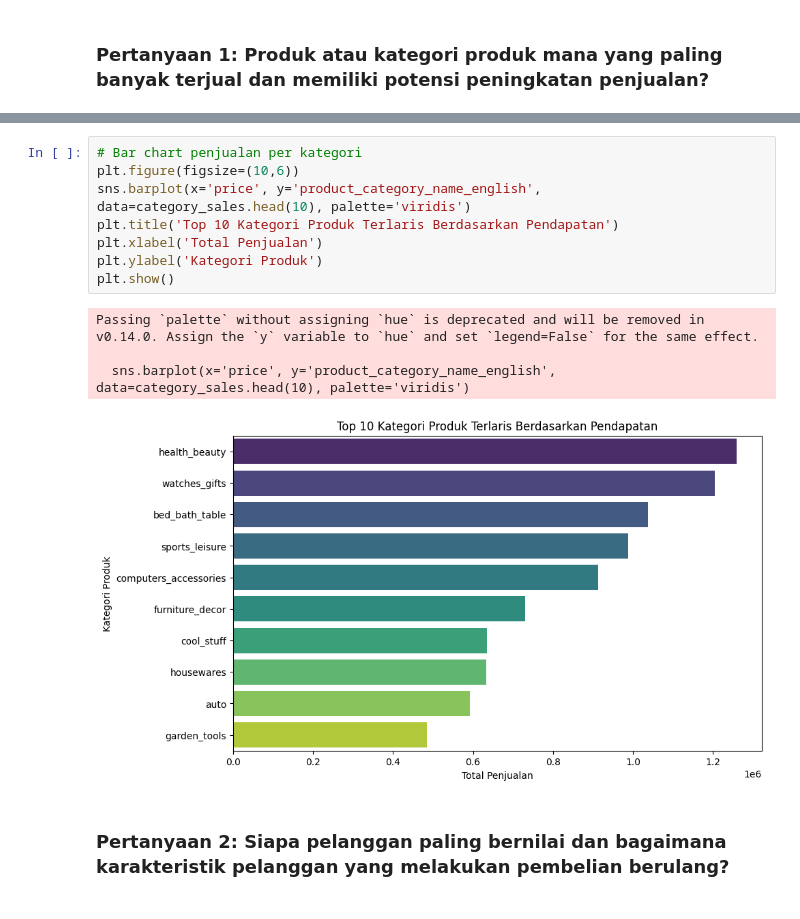
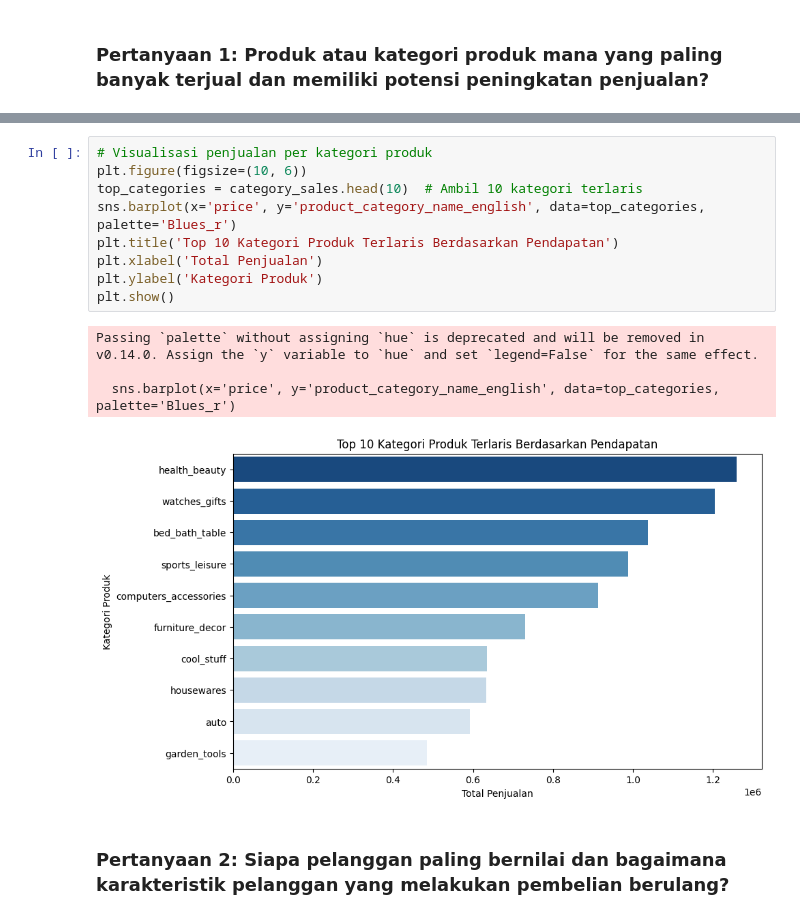
Before and after one commit to MukhlisMaulanaA/submission-dicoding, a Jupyter notebook: Proyek_Analisis_Data.ipynb, the cells around one changed output, grey strips where cells are left out. Cells and saved outputs as stored; diff of their text form.

Commit message:
update: visualize the first business question

```diff
--- a/Proyek_Analisis_Data.ipynb
+++ b/Proyek_Analisis_Data.ipynb
@@ -442,16 +483,17 @@ rfm['Segment'] = rfm.apply(segment_customer, axis=1)
 # %%
-# Bar chart penjualan per kategori
-plt.figure(figsize=(10,6))
-sns.barplot(x='price', y='product_category_name_english', data=category_sales.head(10), palette='viridis')
+# Visualisasi penjualan per kategori produk
+plt.figure(figsize=(10, 6))
+top_categories = category_sales.head(10)  # Ambil 10 kategori terlaris
+sns.barplot(x='price', y='product_category_name_english', data=top_categories, palette='Blues_r')
 plt.title('Top 10 Kategori Produk Terlaris Berdasarkan Pendapatan')
 plt.xlabel('Total Penjualan')
 plt.ylabel('Kategori Produk')
 plt.show()
 # %% [output]
 Passing `palette` without assigning `hue` is deprecated and will be removed in v0.14.0. Assign the `y` variable to `hue` and set `legend=False` for the same effect.
 
-  sns.barplot(x='price', y='product_category_name_english', data=category_sales.head(10), palette='viridis')
+  sns.barplot(x='price', y='product_category_name_english', data=top_categories, palette='Blues_r')
-[figure, old version]
+[figure, new version]
 # %% [markdown]
 ### Pertanyaan 2: Siapa pelanggan paling bernilai dan bagaimana karakteristik pelanggan yang melakukan pembelian berulang?
 # %% [markdown]
```
Also changed, not shown: parts of 3 cells of this notebook.
